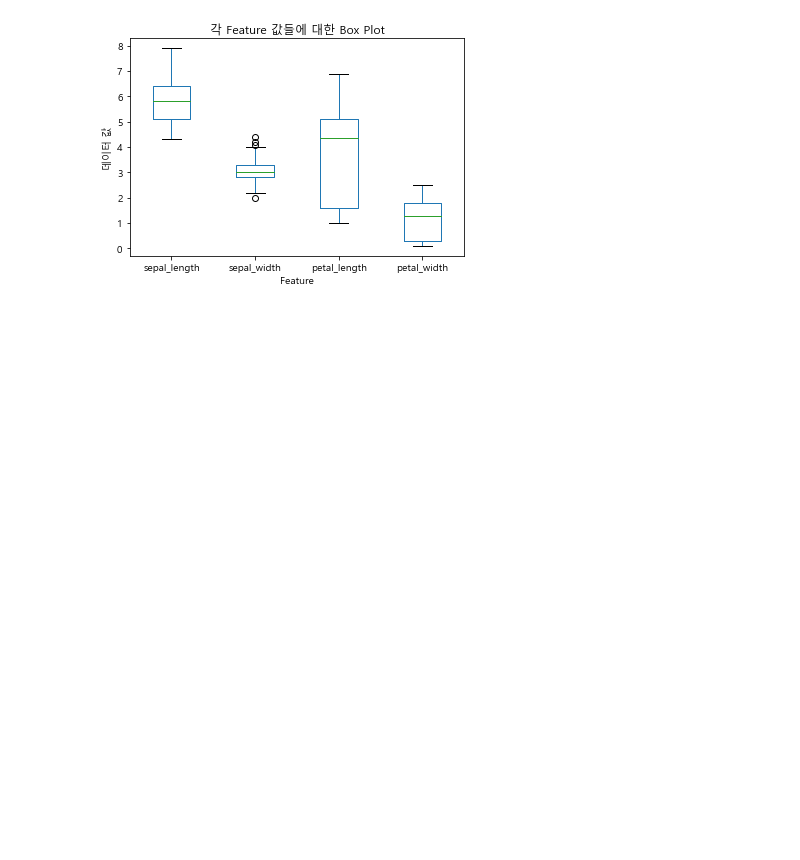
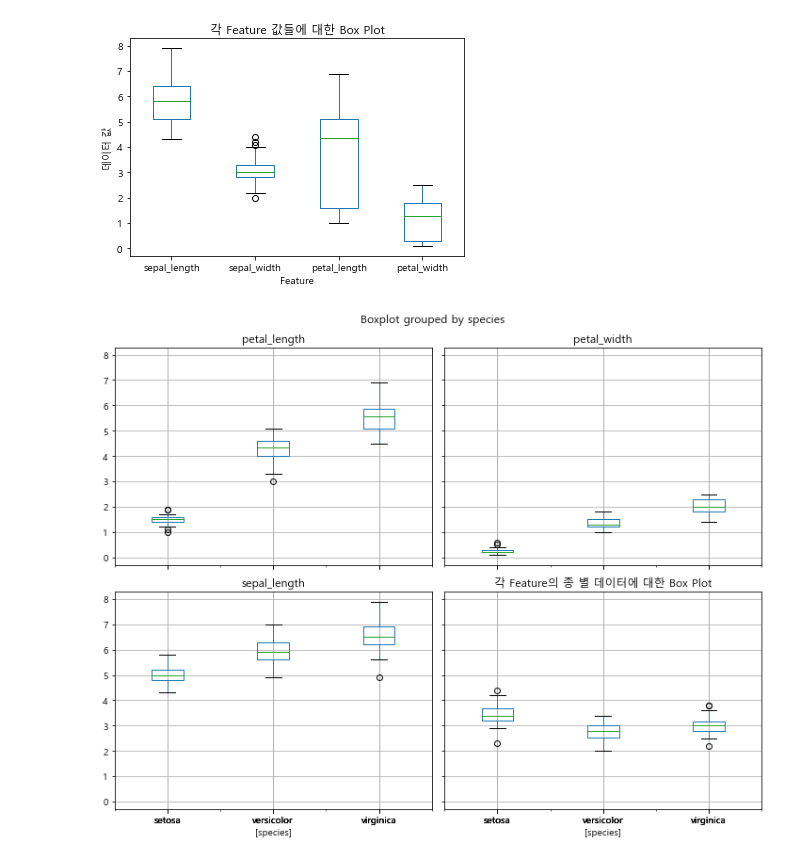
Before and after one commit to SoinPark/Data-Analysis-2021, a Jupyter notebook: 03.Visualization/06_판다스시각화.ipynb, the cells around one changed output. Cells and saved outputs as stored; diff of their text form; code cells hidden in the pictures; blank space fills up the shorter version.

```diff
--- a/03.Visualization/06_판다스시각화.ipynb
+++ b/03.Visualization/06_판다스시각화.ipynb
@@ -105,3 +105,10 @@ plt.ylabel("데이터 값")
 plt.show()
 # %% [output]
 [figure]
+# %%
+iris.boxplot(by='species', figsize=(10,8))
+plt.tight_layout(pad=1, h_pad=1)
+plt.title("각 Feature의 종 별 데이터에 대한 Box Plot")
+plt.show()
+# %% [output]
+[figure, added]
```
Also changed, not shown: 1 other file.
